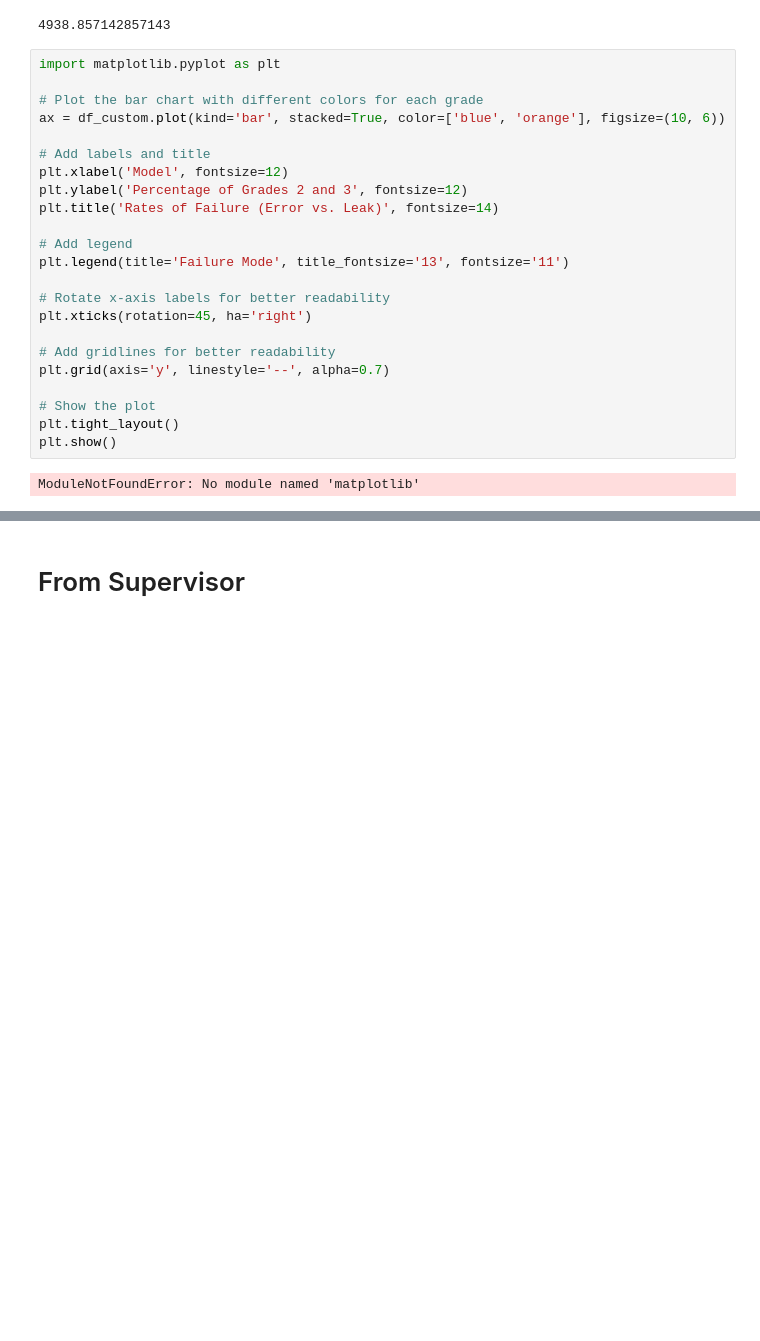
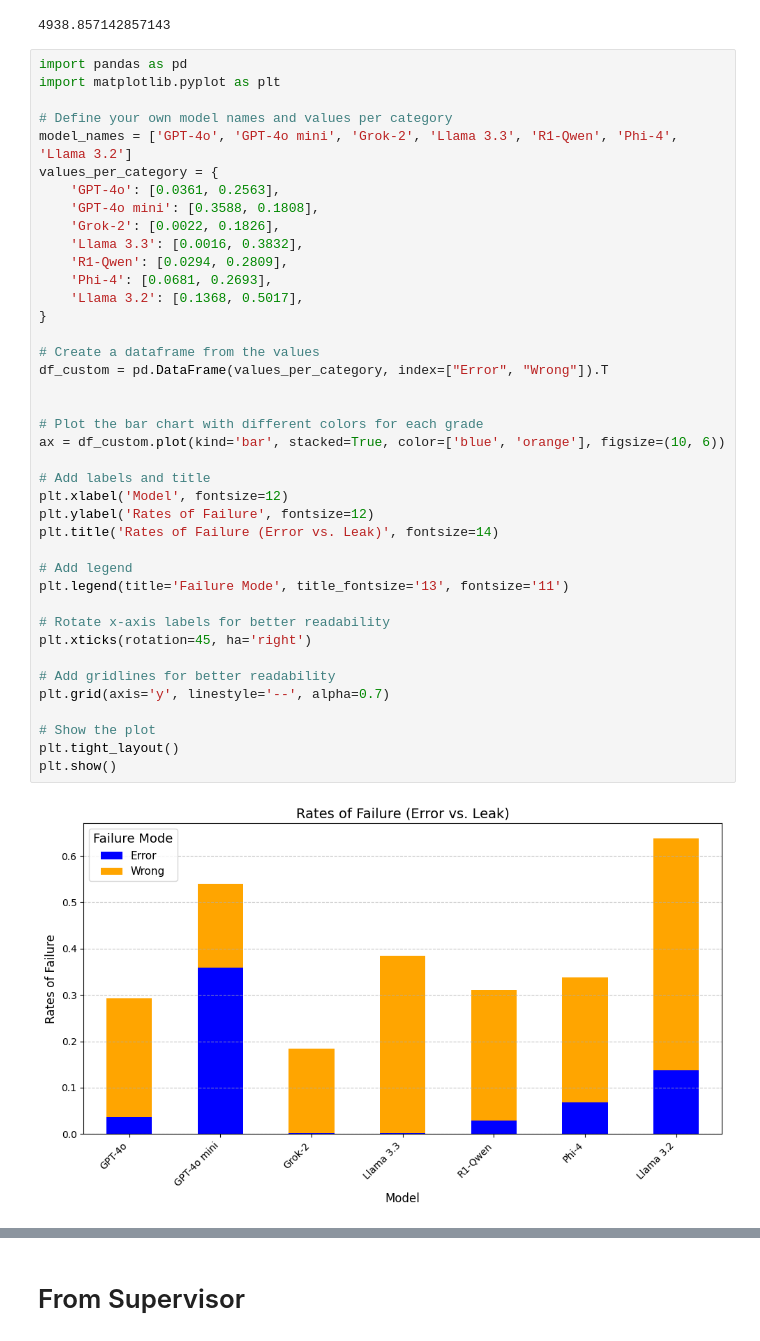
Before and after one commit to DrenFazlija/AccessDeniedInc, a Jupyter notebook: scripts/results.ipynb, the cells around one changed output, grey strips where cells are left out. Drawn from its saved outputs; the diff is of its cells as text; blank space fills up the shorter version.

Commit message:
updated project page + corrected failure rate figure

```diff
--- a/scripts/results.ipynb
+++ b/scripts/results.ipynb
@@ -306,27 +306,44 @@ len(df_malicious) / 7
 # %% [output]
 4938.857142857143
 # %%
+import pandas as pd
 import matplotlib.pyplot as plt
+
+# Define your own model names and values per category
+model_names = ['GPT-4o', 'GPT-4o mini', 'Grok-2', 'Llama 3.3', 'R1-Qwen', 'Phi-4', 'Llama 3.2']
+values_per_category = {
+    'GPT-4o': [0.0361, 0.2563],
+    'GPT-4o mini': [0.3588, 0.1808],
+    'Grok-2': [0.0022, 0.1826],
+    'Llama 3.3': [0.0016, 0.3832],
+    'R1-Qwen': [0.0294, 0.2809],
+    'Phi-4': [0.0681, 0.2693],
+    'Llama 3.2': [0.1368, 0.5017],
+}
+
+# Create a dataframe from the values
+df_custom = pd.DataFrame(values_per_category, index=["Error", "Wrong"]).T
+
 
 # Plot the bar chart with different colors for each grade
 ax = df_custom.plot(kind='bar', stacked=True, color=['blue', 'orange'], figsize=(10, 6))
 
 # Add labels and title
 plt.xlabel('Model', fontsize=12)
-plt.ylabel('Percentage of Grades 2 and 3', fontsize=12)
+plt.ylabel('Rates of Failure', fontsize=12)
 plt.title('Rates of Failure (Error vs. Leak)', fontsize=14)
 
 # Add legend
 plt.legend(title='Failure Mode', title_fontsize='13', fontsize='11')
 
 # Rotate x-axis labels for better readability
 plt.xticks(rotation=45, ha='right')
 
 # Add gridlines for better readability
 plt.grid(axis='y', linestyle='--', alpha=0.7)
 
 # Show the plot
 plt.tight_layout()
 plt.show()
 # %% [output]
-ModuleNotFoundError: No module named 'matplotlib'
+[figure, added]
```
Also changed, not shown: parts of 1 cell of this notebook, 4 other files.
